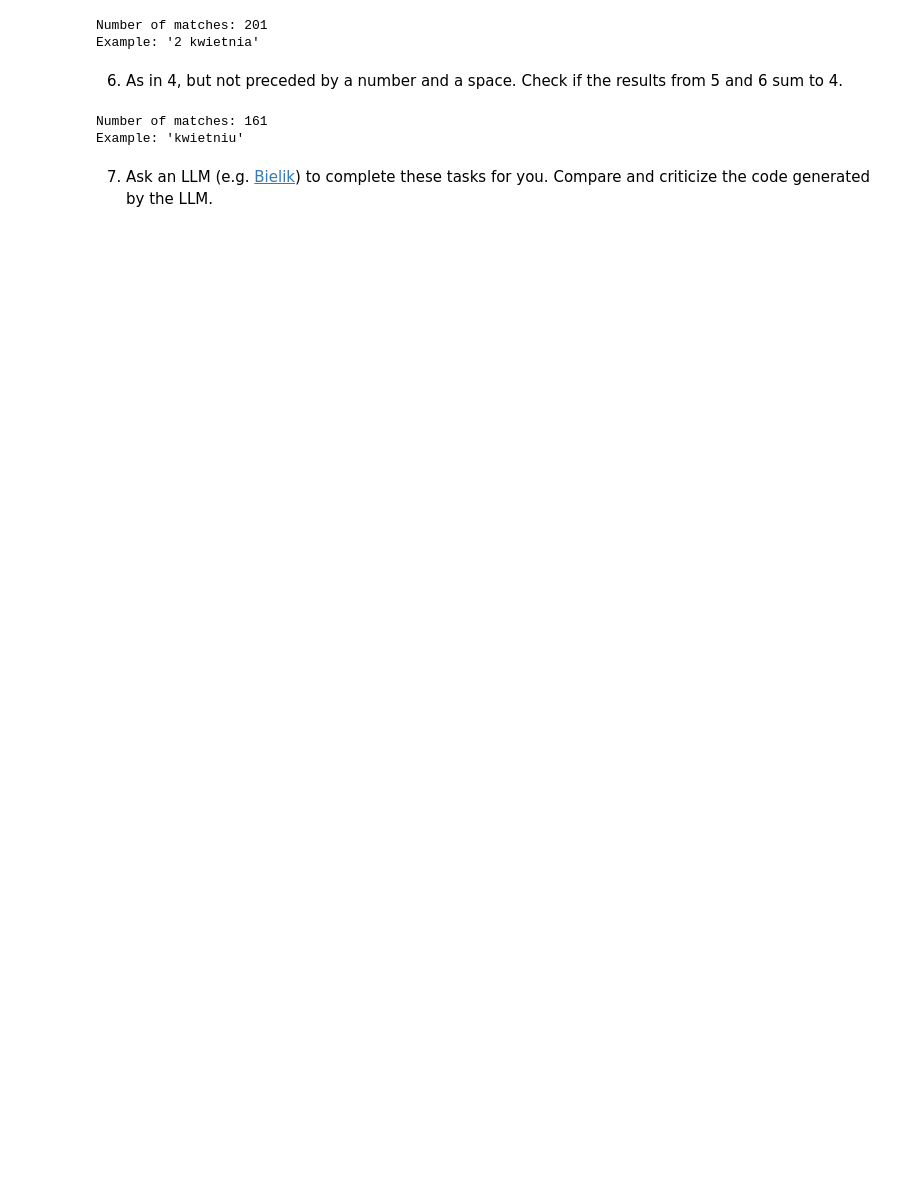
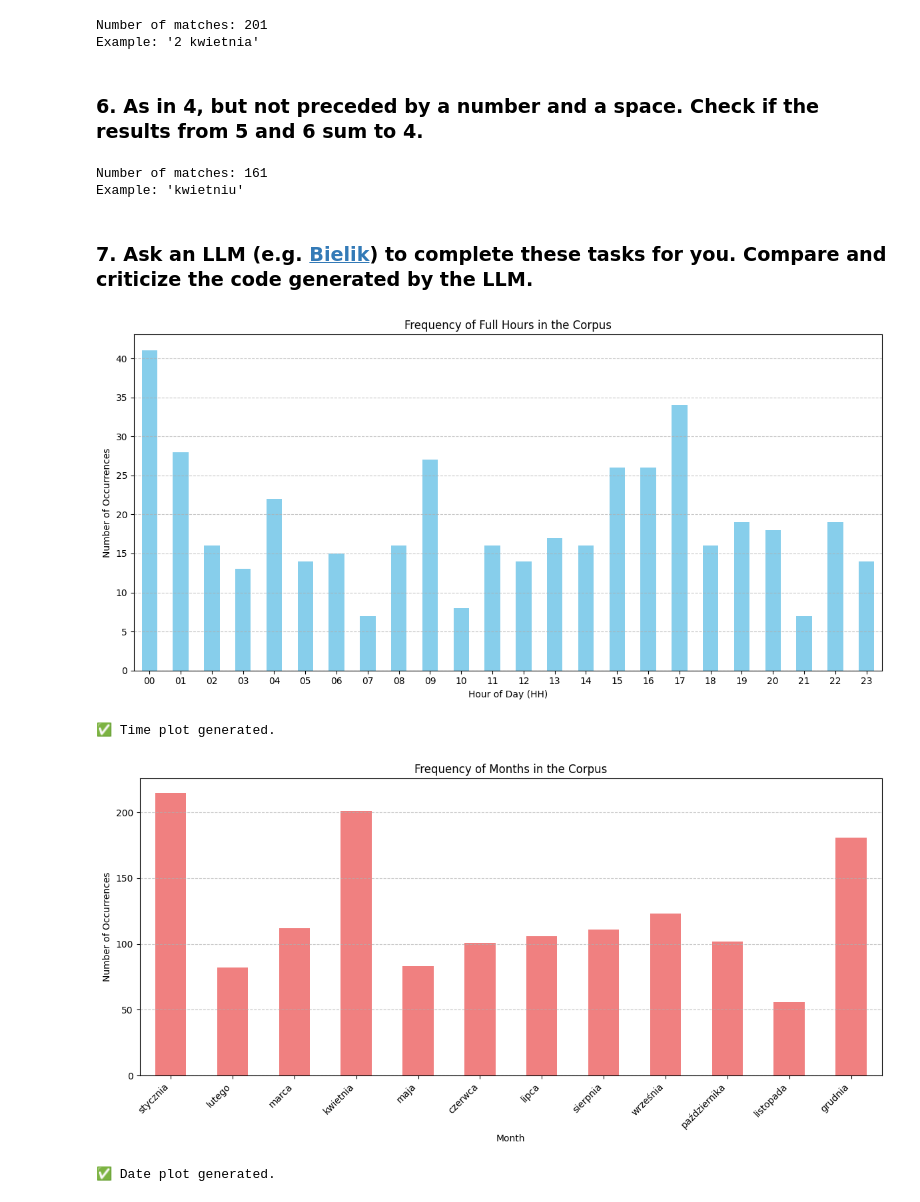
Before and after one commit to out-somniac/nlp, a Jupyter notebook: 01_regexp/lab.ipynb, the cells around one changed output. Drawn from its saved outputs; the diff is of its cells as text; code cells hidden in the pictures; blank space fills up the shorter version.

Commit message:
Fill out lab 1 with conclusions about regular expressions

```diff
--- a/01_regexp/lab.ipynb
+++ b/01_regexp/lab.ipynb
@@ -92,7 +92,7 @@ print(f"Example: \'{matches[0]}\'")
 Number of matches: 201
 Example: '2 kwietnia'
 # %% [markdown]
-6. As in 4, but not preceded by a number and a space. Check if the results from 5 and 6 sum to 4.
+### 6. As in 4, but not preceded by a number and a space. Check if the results from 5 and 6 sum to 4.
 # %%
 pattern_3 = r'(?<!\d\s+)(?:kwiecień|kwiet\p{L}+)\b'
 matches = df['text'].apply(lambda text: re.findall(pattern_3, text, re.IGNORECASE))
@@ -103,4 +103,77 @@ print(f"Example: \'{matches[0]}\'")
 Number of matches: 161
 Example: 'kwietniu'
 # %% [markdown]
-7. Ask an LLM (e.g. [Bielik](https://chat.bielik.ai/)) to complete these tasks for you. Compare and criticize the code generated by the LLM.
+### 7. Ask an LLM (e.g. [Bielik](https://chat.bielik.ai/)) to complete these tasks for you. Compare and criticize the code generated by the LLM.
+# %%
+import pandas as pd
+import regex as re
+import matplotlib.pyplot as plt
+
+# --- 0. Placeholder Data (Replace with your actual df loading) ---
+# df = pd.read_parquet("corpus.parquet")
+# For demonstration:
+df = pd.read_parquet("fiqa-pl.parquet")
+
+# --- 1. Define Regex Patterns ---
+TIME_REGEX = r'\b(?:[01]?\d|2[0-3]):[0-5]\d\b'
+POLISH_MONTHS = r'(?:stycznia|lutego|marca|kwietnia|maja|czerwca|lipca|sierpnia|września|października|listopada|grudnia)'
+DATE_REGEX = r'\b\d{1,2}\s+' + POLISH_MONTHS + r'\b'
+
+# --- 2. Search for Occurrences ---
+
+def extract_matches(text, pattern):
+    """Safely extract all matches using the regex library."""
+    if pd.isna(text):
+        return []
+    return re.findall(pattern, str(text), re.IGNORECASE)
+
+# Extract and flatten all time matches
+time_series = df['text'].apply(lambda text: extract_matches(text, TIME_REGEX))
+all_times = [match for sublist in time_series for match in sublist]
+
+# Extract and flatten all date matches
+date_series = df['text'].apply(lambda text: extract_matches(text, DATE_REGEX))
+all_dates = [match for sublist in date_series for match in sublist]
+
+# --- 3. Plot Results ---
+
+# A. Times: Bar Plot for Full Hours
+full_hours = [time.split(':')[0].zfill(2) for time in all_times]
+hour_counts = pd.Series(full_hours).value_counts().sort_index()
+
+plt.figure(figsize=(12, 6))
+hour_counts.plot(kind='bar', color='skyblue')
+plt.title('Frequency of Full Hours in the Corpus')
+plt.xlabel('Hour of Day (HH)')
+plt.ylabel('Number of Occurrences')
+plt.xticks(rotation=0)
+plt.grid(axis='y', linestyle='--', alpha=0.7)
+plt.tight_layout()
+plt.show()
+print("✅ Time plot generated.")
+
+# B. Dates: Bar Plot for Months
+polish_month_order = [
+    'stycznia', 'lutego', 'marca', 'kwietnia', 'maja', 'czerwca',
+    'lipca', 'sierpnia', 'września', 'października', 'listopada', 'grudnia'
+]
+all_months = [date.split()[-1].lower() for date in all_dates]
+
+# Count, then re-index to enforce chronological order
+month_counts = pd.Series(all_months).value_counts().reindex(polish_month_order, fill_value=0)
+
+plt.figure(figsize=(12, 6))
+month_counts.plot(kind='bar', color='lightcoral')
+plt.title('Frequency of Months in the Corpus')
+plt.xlabel('Month')
+plt.ylabel('Number of Occurrences')
+plt.xticks(rotation=45, ha='right')
+plt.grid(axis='y', linestyle='--', alpha=0.7)
+plt.tight_layout()
+plt.show()
+print("✅ Date plot generated.")
+# %% [output]
+[figure, added]
+✅ Time plot generated.
+[figure, added]
+✅ Date plot generated.
```
Also changed, not shown: parts of 11 cells of this notebook.
